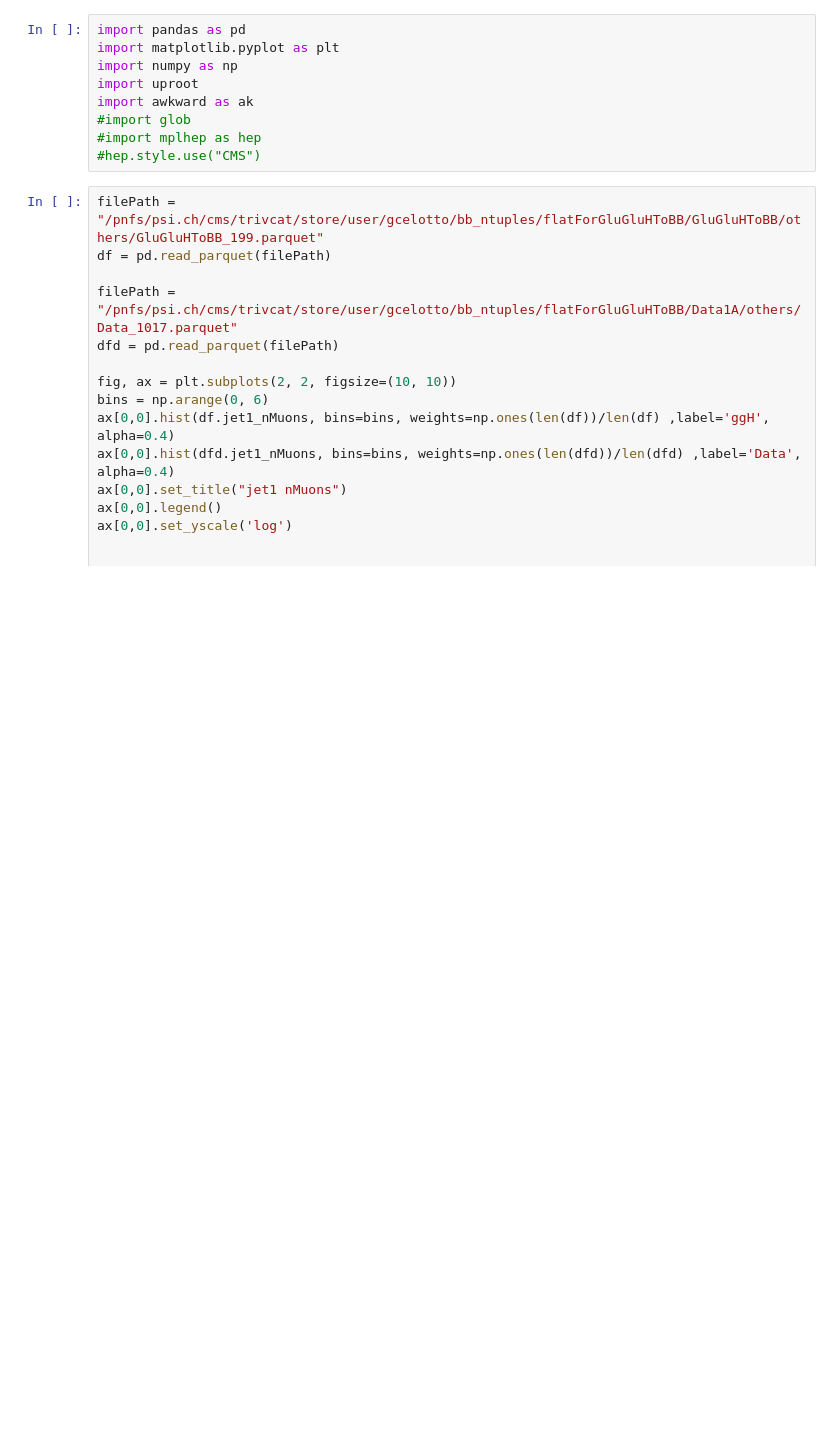
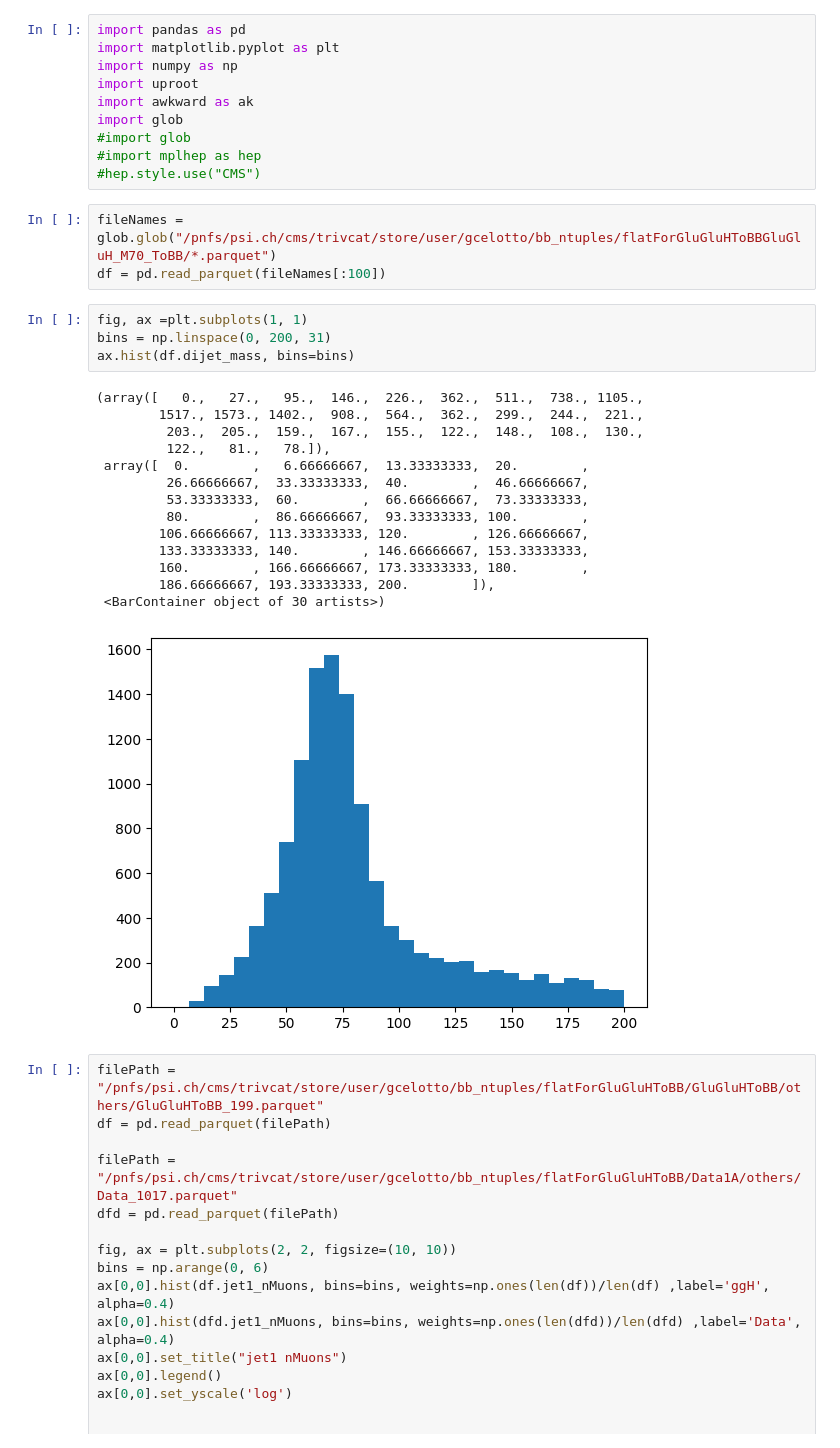
Before and after one commit to giovannicelotto/ggHbb, a Jupyter notebook: temp.ipynb, the cells around one changed output. Drawn from its saved outputs; the diff is of its cells as text; blank space fills up the shorter version.

Commit message:
new plot explored

```diff
--- a/temp.ipynb
+++ b/temp.ipynb
@@ -4,9 +4,32 @@ import matplotlib.pyplot as plt
 import numpy as np
 import uproot
 import awkward as ak
+import glob
 #import glob
 #import mplhep as hep
 #hep.style.use("CMS")
+# %%
+fileNames = glob.glob("/pnfs/psi.ch/cms/trivcat/store/user/gcelotto/bb_ntuples/flatForGluGluHToBBGluGluH_M70_ToBB/*.parquet")
+df = pd.read_parquet(fileNames[:100])
+# %%
+fig, ax =plt.subplots(1, 1)
+bins = np.linspace(0, 200, 31)
+ax.hist(df.dijet_mass, bins=bins)
+# %% [output]
+(array([   0.,   27.,   95.,  146.,  226.,  362.,  511.,  738., 1105.,
+        1517., 1573., 1402.,  908.,  564.,  362.,  299.,  244.,  221.,
+         203.,  205.,  159.,  167.,  155.,  122.,  148.,  108.,  130.,
+         122.,   81.,   78.]),
+ array([  0.        ,   6.66666667,  13.33333333,  20.        ,
+         26.66666667,  33.33333333,  40.        ,  46.66666667,
+         53.33333333,  60.        ,  66.66666667,  73.33333333,
+         80.        ,  86.66666667,  93.33333333, 100.        ,
+        106.66666667, 113.33333333, 120.        , 126.66666667,
+        133.33333333, 140.        , 146.66666667, 153.33333333,
+        160.        , 166.66666667, 173.33333333, 180.        ,
+        186.66666667, 193.33333333, 200.        ]),
+ <BarContainer object of 30 artists>)
+[figure, added]
 # %%
 filePath = "/pnfs/psi.ch/cms/trivcat/store/user/gcelotto/bb_ntuples/flatForGluGluHToBB/GluGluHToBB/others/GluGluHToBB_199.parquet"
 df = pd.read_parquet(filePath)
```
Also changed, not shown: parts of 2 cells of this notebook.
